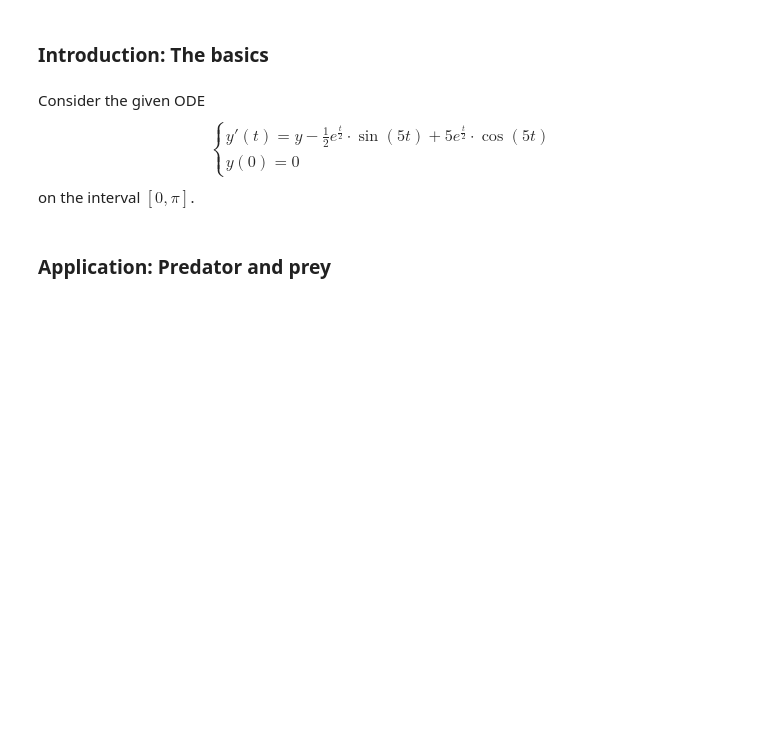
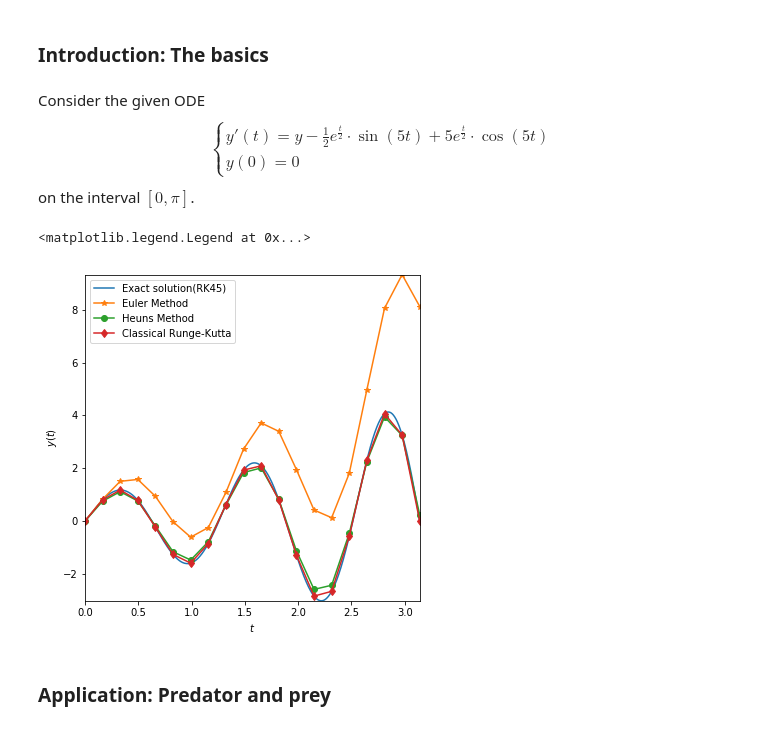
Before and after one commit to enigne/ScientificComputingBridging, a Jupyter notebook: Lab/L4/Lab4.ipynb, the cells around one changed output. Saved outputs shown, nothing was run; the diff lists cells and outputs as text; code cells hidden in the pictures; blank space fills up the shorter version.

Commit message:
add Heuns method

```diff
--- a/Lab/L4/Lab4.ipynb
+++ b/Lab/L4/Lab4.ipynb
@@ -23,23 +23,33 @@ def rhsODEs(t, y):
 # %%
 # initial condition
 y0 = [0]
+N = 20
 
 # Time steps
 t_span = (0, np.pi)
 t_eval = np.linspace(t_span[0], t_span[1], 1000)
 
 # Solve for the ODE with R-K method
 sol_ex = solve_ivp(rhsODEs, t_span, y0, method='RK45', t_eval=t_eval)
-sol_fe = EulerForward(rhsODEs, t_span, y0, 20)
+sol_fe = EulerForward(rhsODEs, t_span, y0, N)
+sol_he = Heun(rhsODEs, t_span, y0, N)
+t_evalRK = np.linspace(t_span[0], t_span[1], N)
+sol_rk = solve_ivp(rhsODEs, t_span, y0, method='RK45', t_eval=t_evalRK)
 
 # plot
-fig, ax = plt.subplots(1, figsize=(6, 4.5))
+fig, ax = plt.subplots(1, figsize=(6, 6))
 ax.plot(sol_ex.t,sol_ex.y.T )
-ax.plot(sol_fe[0], sol_fe[1],'r*' )
+ax.plot(sol_fe[0], sol_fe[1],'-*' )
+ax.plot(sol_he[0], sol_he[1],'-o' )
+ax.plot(sol_rk.t,sol_rk.y.T, '-d')
 
 ax.autoscale(enable=True, axis='both', tight=True)
 ax.set_ylabel(r'$y(t)$')
 ax.set_xlabel(r'$t$')
+ax.legend(['Exact solution(RK45)','Euler Method', 'Heuns Method', 'Classical Runge-Kutta'])
+# %% [output]
+<matplotlib.legend.Legend at 0x...>
+[figure, added]
 # %% [markdown]
 ### Application: Predator and prey
 # %% [markdown]
```
Also changed, not shown: parts of 1 cell of this notebook, 1 other file.
